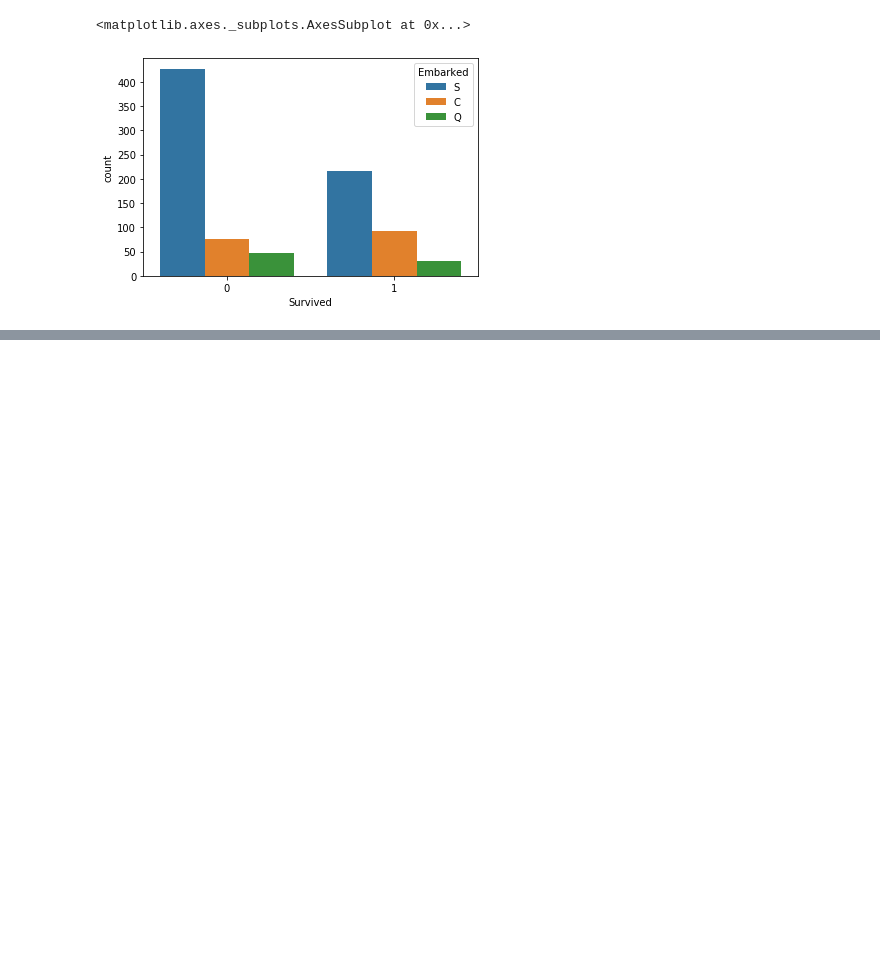
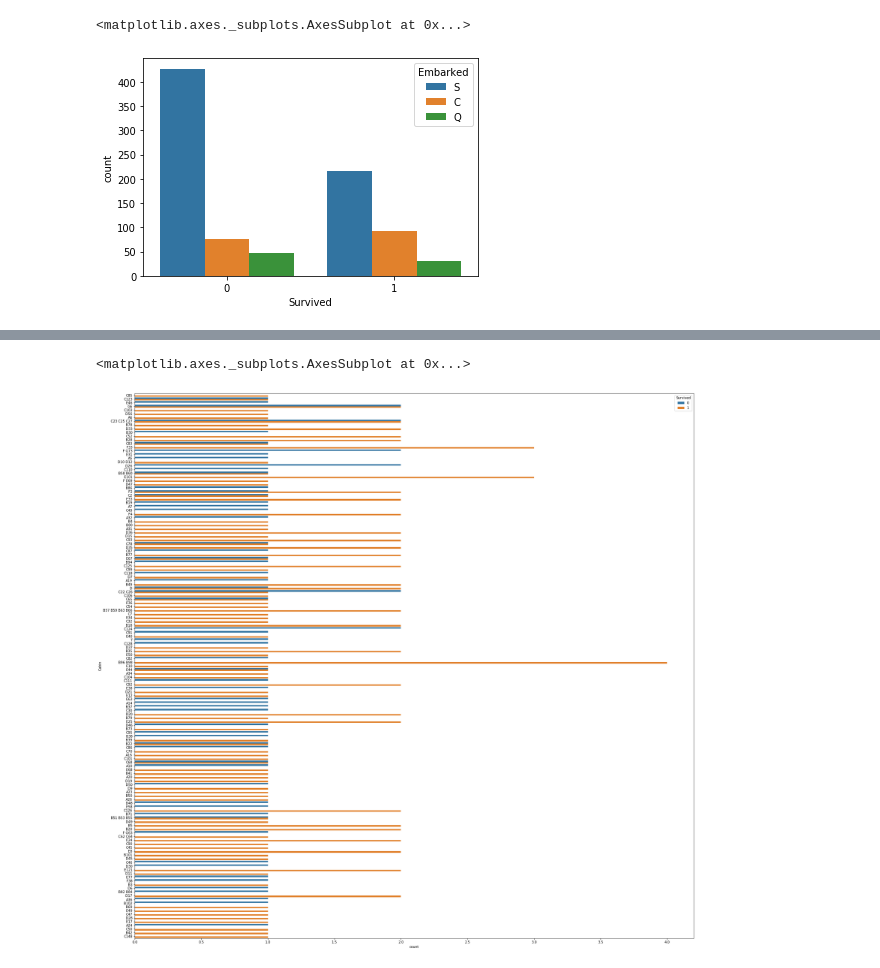
Before and after one commit to Ilroy/titanic_project, a Jupyter notebook: titanic_notebook.ipynb, the cells around one changed output, grey strips where cells are left out. Saved outputs shown, nothing was run; the diff lists cells and outputs as text; code cells hidden in the pictures; blank space fills up the shorter version.

```diff
--- a/titanic_notebook.ipynb
+++ b/titanic_notebook.ipynb
@@ -153,0 +175,6 @@ sns.countplot(x='Survived',hue='Embarked',data=train_df)
+# %%
+fig,ax = plt.subplots(figsize=(30,30))
+sns.countplot(y='Cabin',hue='Survived',data=train_df,ax=ax)
+# %% [output]
+<matplotlib.axes._subplots.AxesSubplot at 0x...>
+[figure, added]
```
Also changed, not shown: parts of 10 cells of this notebook.
